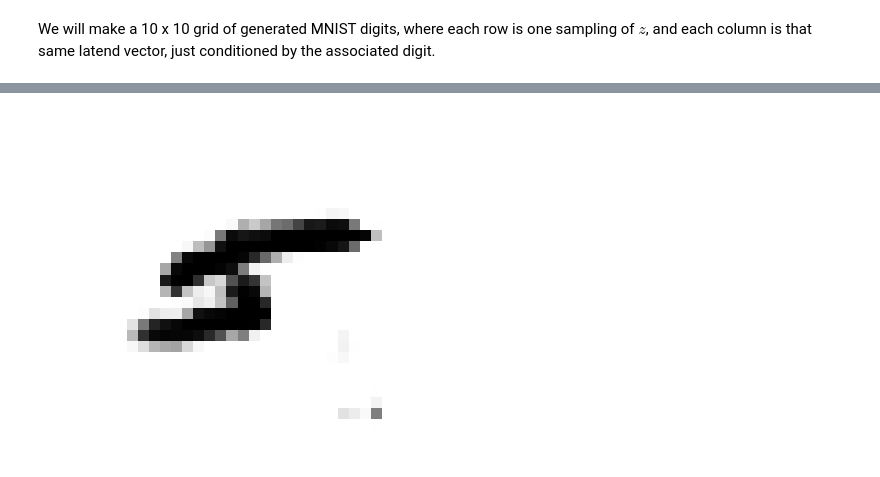
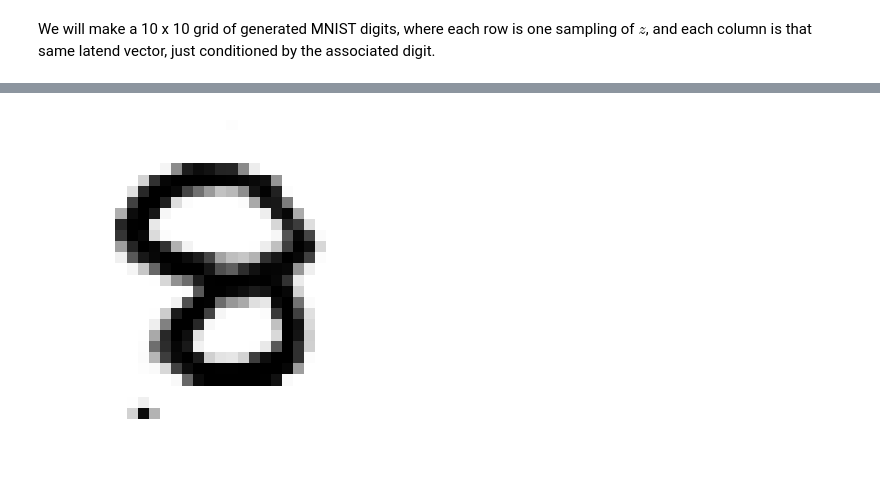
Before and after one commit to lukedeo/keras-acgan, a Jupyter notebook: acgan-analysis.ipynb, the cells around one changed output, grey strips where cells are left out. Drawn from its saved outputs; the diff is of its cells as text; code cells hidden in the pictures.

```diff
--- a/acgan-analysis.ipynb
+++ b/acgan-analysis.ipynb
@@ -151,7 +131,7 @@ def make_digit(digit=None):
 
     return np.squeeze((generated_image * 127.5 + 127.5).astype(np.uint8))
 # %%
-plt.imshow(make_digit(digit=9), cmap='gray_r', interpolation='nearest')
+plt.imshow(make_digit(digit=8), cmap='gray_r', interpolation='nearest')
 _ = plt.axis('off')
 # %% [output]
-[figure, old version]
+[figure, new version]
```
Also changed, not shown: parts of 3 cells of this notebook.
